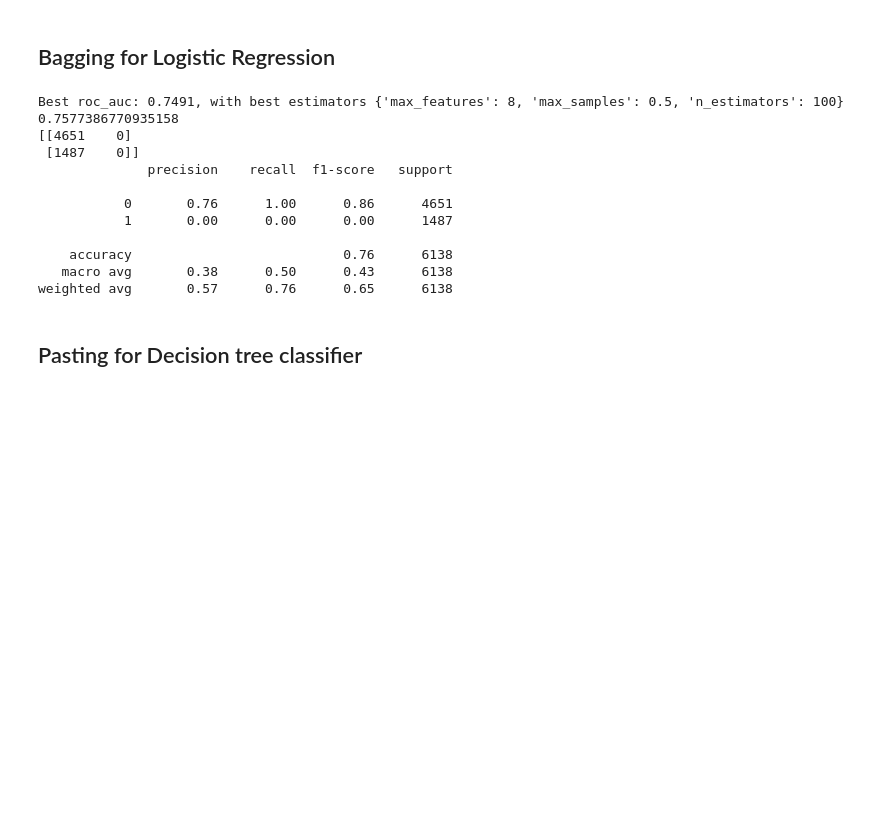
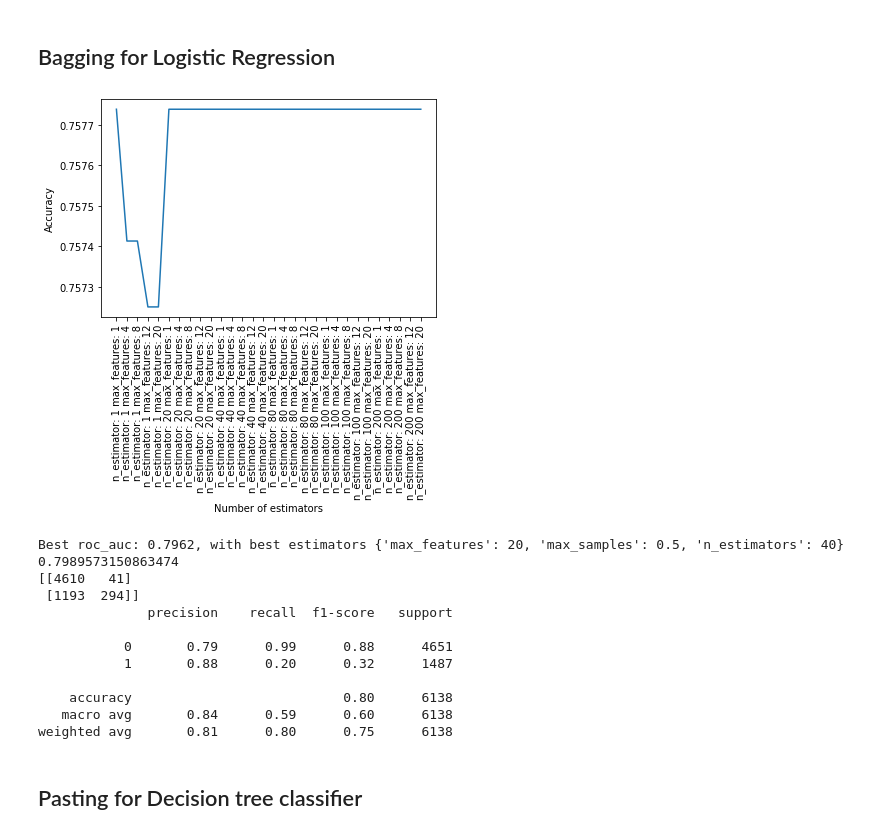
Before and after one commit to skakarla006/proj, a Jupyter notebook: Project2-Classification.ipynb, the cells around one changed output. Saved outputs shown, nothing was run; the diff lists cells and outputs as text; code cells hidden in the pictures; blank space fills up the shorter version.

```diff
--- a/Project2-Classification.ipynb
+++ b/Project2-Classification.ipynb
@@ -723,8 +748,33 @@ weighted avg       0.57      0.76      0.65      6138
 # %% [markdown]
 ## Bagging for Logistic Regression
+# %%
+n_estimators = [1,20,40,80,100,200]
+max_features = [1,4,8,12,20]
+params=[]
+accuracy = []
+
+for estimator in n_estimators:
+    for features in max_features:
+        clf = BaggingClassifier(LogisticRegression(random_state=0, C=20), \
+                                max_samples=0.5, \
+                                max_features=features, \
+                                n_estimators=estimator, \
+                               bootstrap=True, random_state=0, oob_score=True)
+        clf.fit(X, y)
+        acc = clf.score(X_test, y_test)
+        params.append("n_estimator: "+str(estimator)+" max_features: "+str(features))
+        accuracy.append(acc)
+
+plt.plot(params, accuracy)
+plt.xlabel("Number of estimators")
+plt.xticks(rotation=90)
+plt.ylabel("Accuracy")
+plt.show()
+# %% [output]
+[figure, added]
 # %%
-tuned_parameters = {"n_estimators": [50,100,200,500],
-                    "max_features":[1,2,4,6,8],
+tuned_parameters = {"n_estimators": [1,20,40,80,100,200],
+                    "max_features":[1,4,8,12,20],
                     "max_samples": [0.5,0.1],
                     }
 log_reg = LogisticRegression(random_state=0, C=20)
@@ -738,17 +788,17 @@ print(accuracy_score(y_test, y_pred))
 print(confusion_matrix(y_test, y_pred))
 print(classification_report(y_test, y_pred))
 # %% [output]
-Best roc_auc: 0.7491, with best estimators {'max_features': 8, 'max_samples': 0.5, 'n_estimators': 100}
-0.7577386770935158
-[[4651    0]
- [1487    0]]
+Best roc_auc: 0.7962, with best estimators {'max_features': 20, 'max_samples': 0.5, 'n_estimators': 40}
+0.7989573150863474
+[[4610   41]
+ [1193  294]]
               precision    recall  f1-score   support
 
-           0       0.76      1.00      0.86      4651
-           1       0.00      0.00      0.00      1487
+           0       0.79      0.99      0.88      4651
+           1       0.88      0.20      0.32      1487
 
-    accuracy                           0.76      6138
-   macro avg       0.38      0.50      0.43      6138
-weighted avg       0.57      0.76      0.65      6138
+    accuracy                           0.80      6138
+   macro avg       0.84      0.59      0.60      6138
+weighted avg       0.81      0.80      0.75      6138
 # %% [markdown]
 ## Pasting for Decision tree classifier
```
Also changed, not shown: parts of 10 cells of this notebook.
